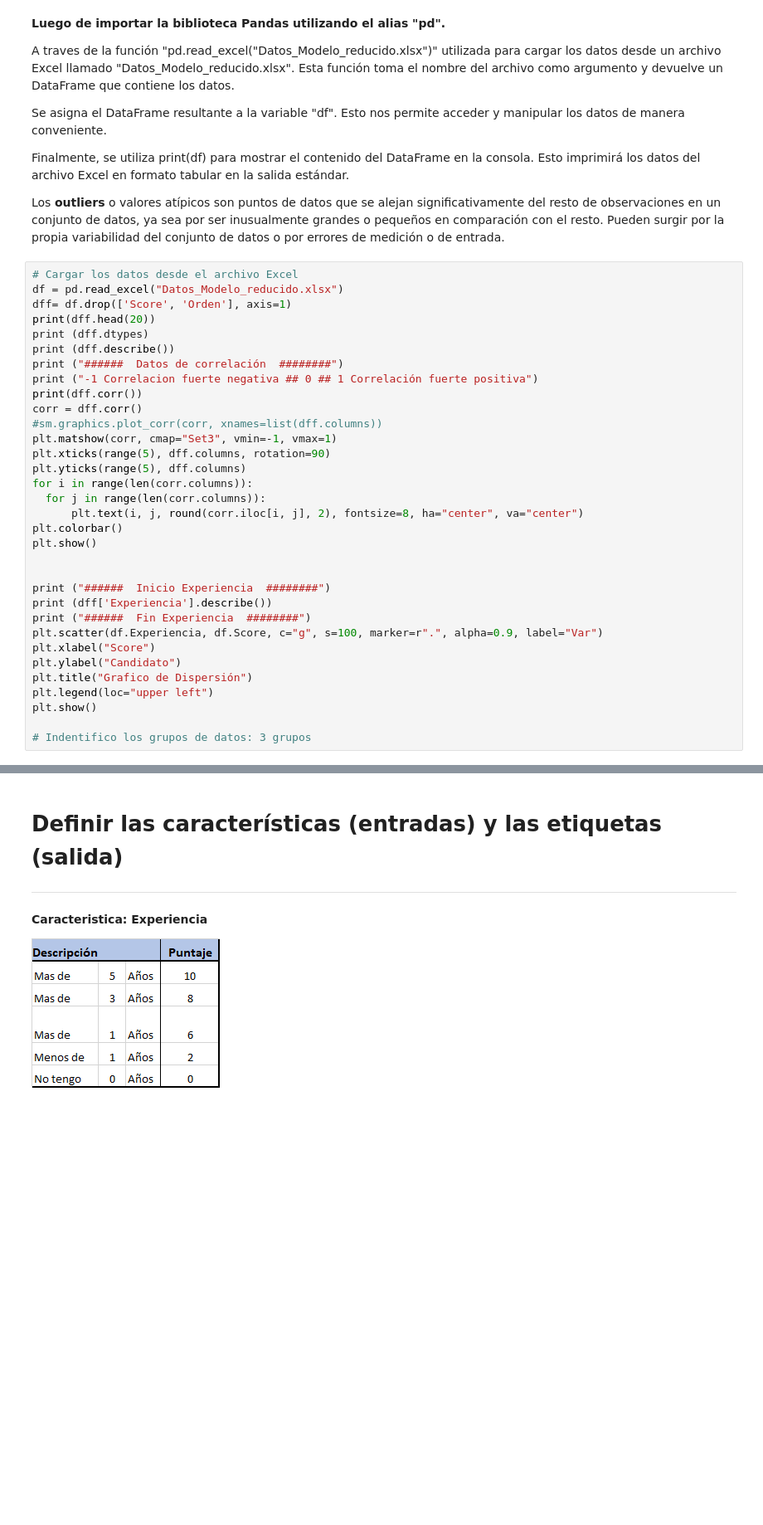
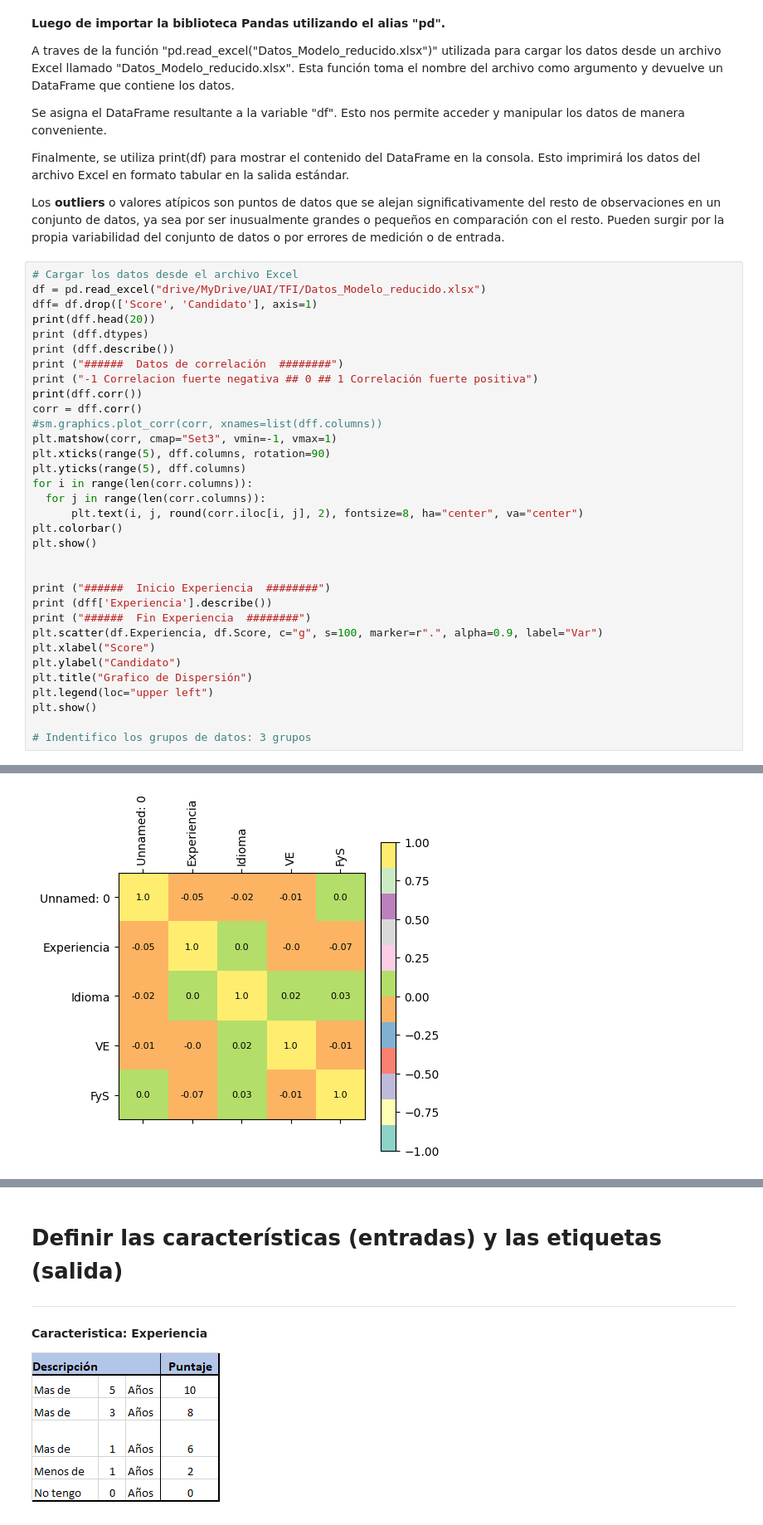
Before and after one commit to walfonso/TFI, a Jupyter notebook: Clasificación_de_Candidatos_final.ipynb, the cells around one changed output, grey strips where cells are left out. Shown at 83% size. Saved outputs shown, nothing was run; the diff lists cells and outputs as text; blank space fills up the shorter version.

```diff
--- a/Clasificación_de_Candidatos_final.ipynb
+++ b/Clasificación_de_Candidatos_final.ipynb
@@ -51,8 +51,8 @@ Finalmente, se utiliza print(df) para mostrar el contenido del DataFrame en la c
 Los **outliers** o valores atípicos son puntos de datos que se alejan significativamente del resto de observaciones en un conjunto de datos, ya sea por ser inusualmente grandes o pequeños en comparación con el resto. Pueden surgir por la propia variabilidad del conjunto de datos o por errores de medición o de entrada.
 # %%
 # Cargar los datos desde el archivo Excel
-df = pd.read_excel("Datos_Modelo_reducido.xlsx")
-dff= df.drop(['Score', 'Orden'], axis=1)
+df = pd.read_excel("drive/MyDrive/UAI/TFI/Datos_Modelo_reducido.xlsx")
+dff= df.drop(['Score', 'Candidato'], axis=1)
 print(dff.head(20))
 print (dff.dtypes)
 print (dff.describe())
@@ -86,0 +103 @@ FileNotFoundError: [Errno 2] No such file or directory: 'Datos_Modelo_reducido.x
+[figure, added]
```
Also changed, not shown: parts of 3 cells of this notebook.
